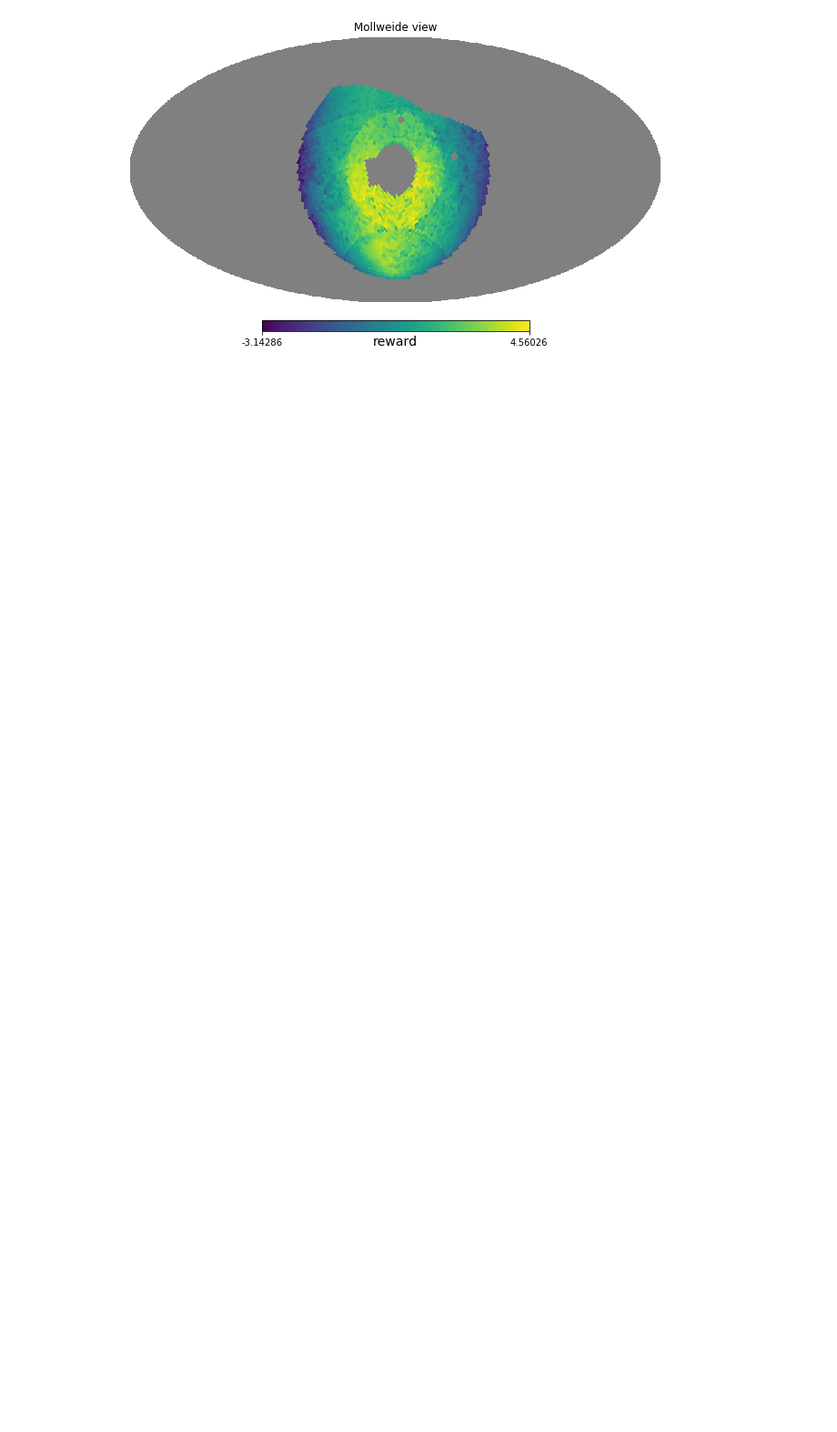
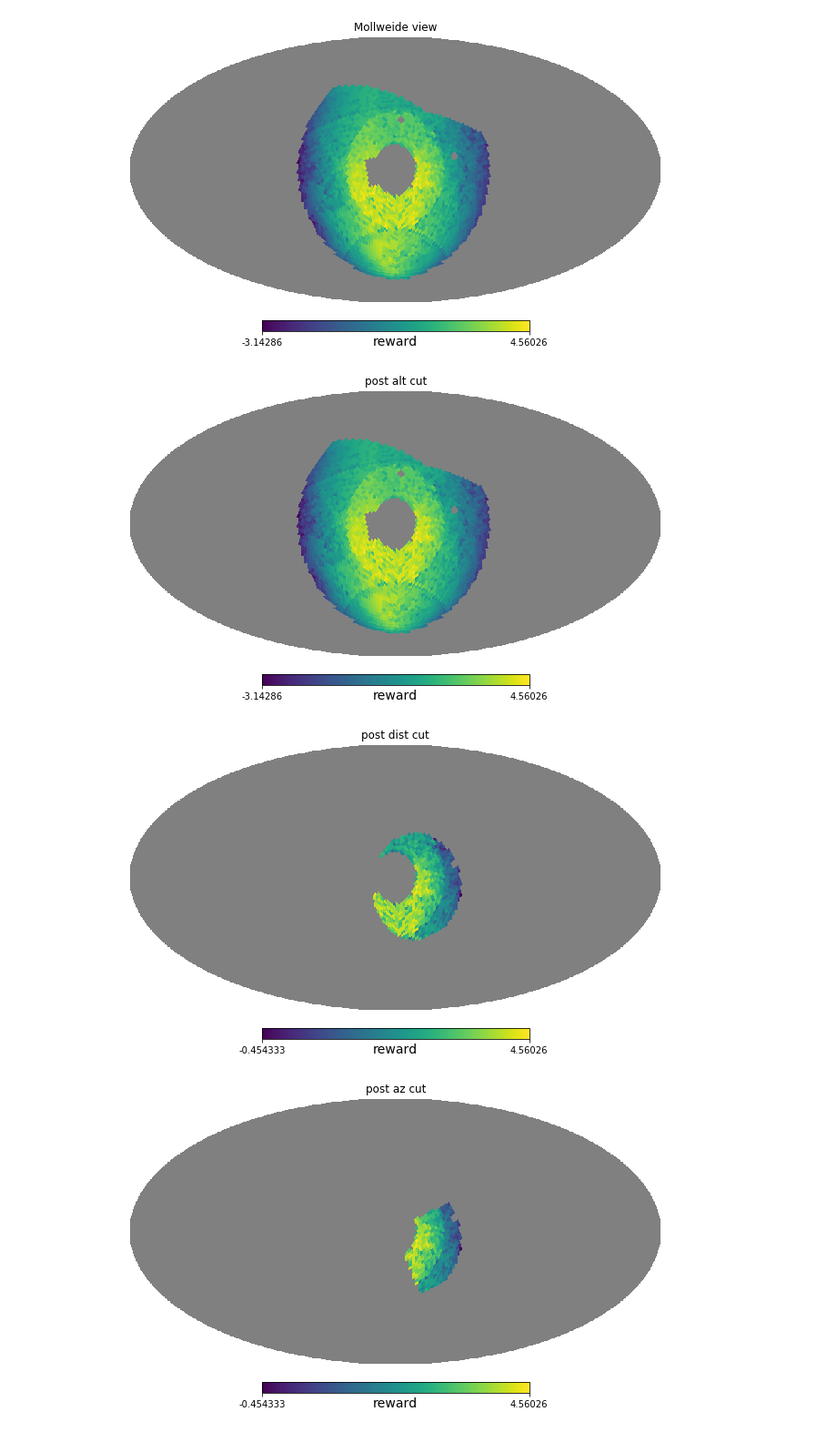
Before and after one commit to lsst-sims/legacy_sims_featureScheduler, a Jupyter notebook: examples/Blob_process_explained.ipynb, the cells around one changed output. Shown at 91% size. Cells and saved outputs as stored; diff of their text form; code cells hidden in the pictures; blank space fills up the shorter version.

```diff
--- a/examples/Blob_process_explained.ipynb
+++ b/examples/Blob_process_explained.ipynb
@@ -304,0 +307,30 @@ hp.mollview(reward, unit='reward', rot=rot)
+# %%
+# Now we enter have some code that further modifies the reward function, selecting only pixels near the
+# maximum (in angular seperation and azimuthal distance)
+
+# Altitude cut
+too_high = np.where(conditions.alt > survey.alt_max)
+reward[too_high] = np.nan
+
+hp.mollview(reward, title='post alt cut', rot=rot, unit='reward')
+
+max_hp = np.where(reward == np.nanmax(reward))[0]
+peak_reward = np.min(max_hp)
+
+dists = _angularSeparation(survey.ra[peak_reward], survey.dec[peak_reward], survey.ra, survey.dec)
+out_hp = np.where(dists > survey.search_radius)
+reward[out_hp] = np.nan
+
+hp.mollview(reward, title='post dist cut', rot=rot, unit='reward')
+
+az_centered = conditions.az - conditions.az[peak_reward]
+az_centered[np.where(az_centered < 0)] += 2.*np.pi
+
+az_out = np.where((az_centered > survey.az_range/2.) & (az_centered < 2.*np.pi-survey.az_range/2.))
+reward[az_out] = np.nan
+
+hp.mollview(reward, title='post az cut', rot=rot, unit='reward')
+# %% [output]
+[figure, added]
+[figure, added]
+[figure, added]
```
Also changed, not shown: parts of 14 cells of this notebook.
